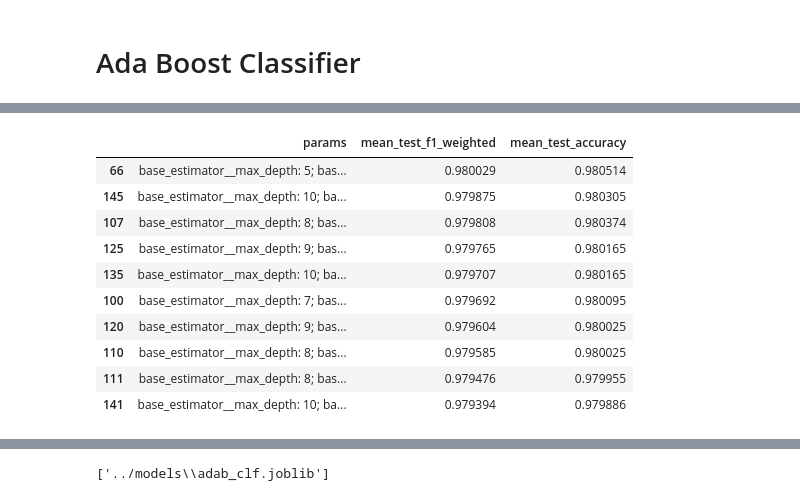
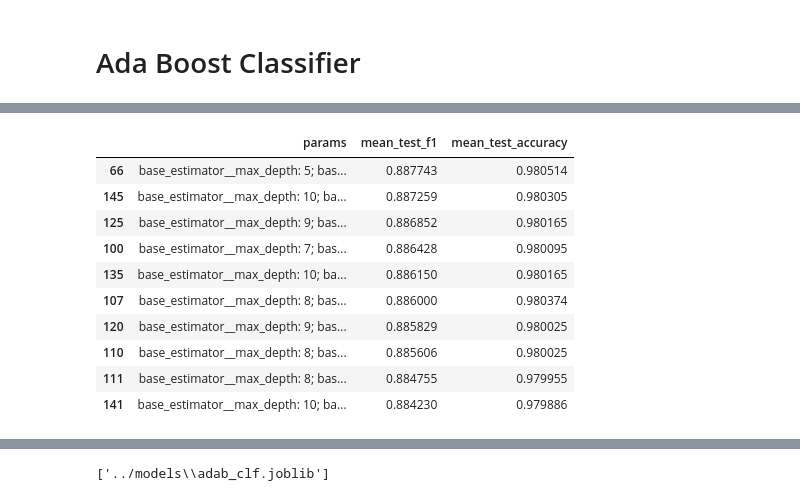
Before and after one commit to aribault/pulsar_classification, a Jupyter notebook: scripts/training.ipynb, the cells around one changed output, grey strips where cells are left out. Drawn from its saved outputs; the diff is of its cells as text; code cells hidden in the pictures.

```diff
--- a/scripts/training.ipynb
+++ b/scripts/training.ipynb
@@ -52,7 +53,7 @@ svc = SVC(random_state=random_state, max_iter=10000)
 grid_params = {'C': [0.001, 0.01, 0.1, 1, 10, 100, 1000],
               'class_weight': ["balanced", None],
               'kernel': ['linear', 'rbf']}
-svc = GridSearchCV(svc, grid_params, scoring=['f1_weighted', 'accuracy'], cv=5, refit='f1_weighted')
+svc = GridSearchCV(svc, grid_params, scoring=['f1', 'accuracy'], cv=5, refit='f1')
 svc.fit(X_train_scaled, y_train);
 # %%
 def dict_to_str(d):
@@ -64,8 +65,6 @@ def dict_to_str(d):
 def get_cv_df(cv_clf):
     cv_res_df = pd.DataFrame()
     cv_res_df['params'] = list(map(dict_to_str, cv_clf.cv_results_['params']))
-    cv_res_df['mean_test_f1_weighted'] = cv_clf.cv_results_['mean_test_f1_weighted']
+    cv_res_df['mean_test_f1'] = cv_clf.cv_results_['mean_test_f1']
     cv_res_df['mean_test_accuracy'] = cv_clf.cv_results_['mean_test_accuracy']
     return cv_res_df
-
-cv_res_df = get_cv_df(svc)
@@ -193,7 +193,7 @@ params = {"penalty": ["l2", "elasticnet"],
          'C': [0.001, 0.01, 0.1, 1, 10, 100, 1000],
          'class_weight': ["balanced", None],
           'l1_ratio': [0.1, 0.3, 0.5, 0.8, 1]}
-lreg_cv = GridSearchCV(lreg, params, cv=5, scoring=['f1_weighted', 'accuracy'], n_jobs=-1, refit="f1_weighted", verbose=5)
+lreg_cv = GridSearchCV(lreg, params, cv=5, scoring=['f1', 'accuracy'], n_jobs=-1, refit="f1", verbose=5)
 lreg_cv.fit(X_train_scaled, y_train)
 # %% [output]
 Fitting 5 folds for each of 140 candidates, totalling 700 fits
@@ -466,7 +465,7 @@ grid_params = {'base_estimator__max_depth': [1, 2, 3, 4, 5, 6, 7, 8, 9, 10],
                'base_estimator__max_features': ["auto", "log2", None],
               'learning_rate': [1, 0.1, 0.01, 0.001, 0.0001]}
 
-adab_grid = GridSearchCV(adab, grid_params, n_jobs=-1, verbose=5, scoring=["f1_weighted", "accuracy"], refit="f1_weighted")
+adab_grid = GridSearchCV(adab, grid_params, n_jobs=-1, verbose=5, scoring=["f1", "accuracy"], refit="f1")
 adab_grid.fit(X_train_scaled, y_train)
 # %% [output]
 Fitting 5 folds for each of 150 candidates, totalling 750 fits
@@ -501,20 +500,20 @@ best_params = adab_grid.best_params_
 # %%
 adab_grid_df = get_cv_df(adab_grid)
 pd.set_option('max_colwidth', 400)
 pd.set_option("display.max_rows", 100)
-adab_grid_df.sort_values(['mean_test_f1_weighted', 'mean_test_accuracy'], ascending=False).head(10)
+adab_grid_df.sort_values(['mean_test_f1', 'mean_test_accuracy'], ascending=False).head(10)
 # %% [output]
-|  | params | mean_test_f1_weighted | mean_test_accuracy |
-| 66 | base_estimator__max_depth: 5; bas... | 0.980029 | 0.980514 |
-| 145 | base_estimator__max_depth: 10; ba... | 0.979875 | 0.980305 |
-| 107 | base_estimator__max_depth: 8; bas... | 0.979808 | 0.980374 |
-| 125 | base_estimator__max_depth: 9; bas... | 0.979765 | 0.980165 |
-| 135 | base_estimator__max_depth: 10; ba... | 0.979707 | 0.980165 |
-| 100 | base_estimator__max_depth: 7; bas... | 0.979692 | 0.980095 |
-| 120 | base_estimator__max_depth: 9; bas... | 0.979604 | 0.980025 |
-| 110 | base_estimator__max_depth: 8; bas... | 0.979585 | 0.980025 |
-| 111 | base_estimator__max_depth: 8; bas... | 0.979476 | 0.979955 |
-| 141 | base_estimator__max_depth: 10; ba... | 0.979394 | 0.979886 |
+|  | params | mean_test_f1 | mean_test_accuracy |
+| 66 | base_estimator__max_depth: 5; bas... | 0.887743 | 0.980514 |
+| 145 | base_estimator__max_depth: 10; ba... | 0.887259 | 0.980305 |
+| 125 | base_estimator__max_depth: 9; bas... | 0.886852 | 0.980165 |
+| 100 | base_estimator__max_depth: 7; bas... | 0.886428 | 0.980095 |
+| 135 | base_estimator__max_depth: 10; ba... | 0.886150 | 0.980165 |
+| 107 | base_estimator__max_depth: 8; bas... | 0.886000 | 0.980374 |
+| 120 | base_estimator__max_depth: 9; bas... | 0.885829 | 0.980025 |
+| 110 | base_estimator__max_depth: 8; bas... | 0.885606 | 0.980025 |
+| 111 | base_estimator__max_depth: 8; bas... | 0.884755 | 0.979955 |
+| 141 | base_estimator__max_depth: 10; ba... | 0.884230 | 0.979886 |
 # %%
 adab = AdaBoostClassifier(base_estimator=DecisionTreeClassifier(random_state=random_state,
                                                                 max_depth=best_params['base_estimator__max_depth'],
```
Also changed, not shown: parts of 43 cells of this notebook, 1 other file.
